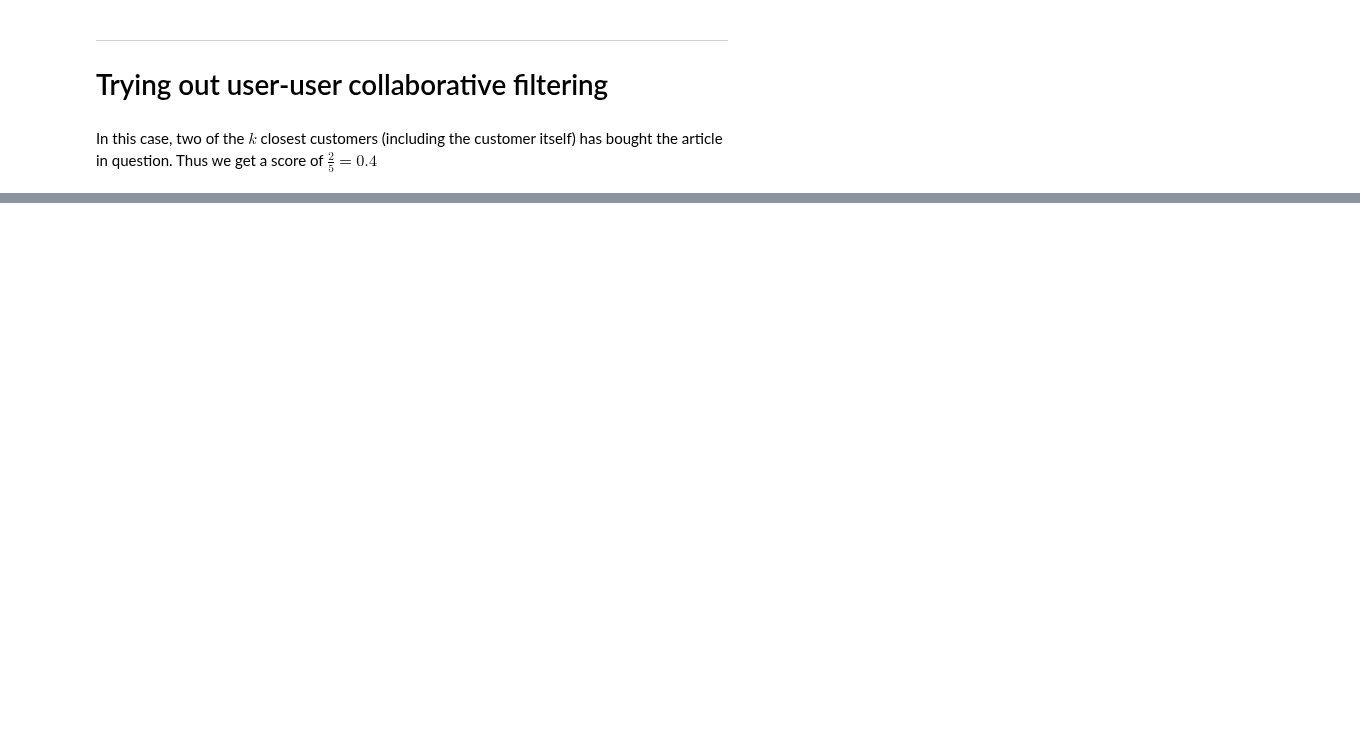
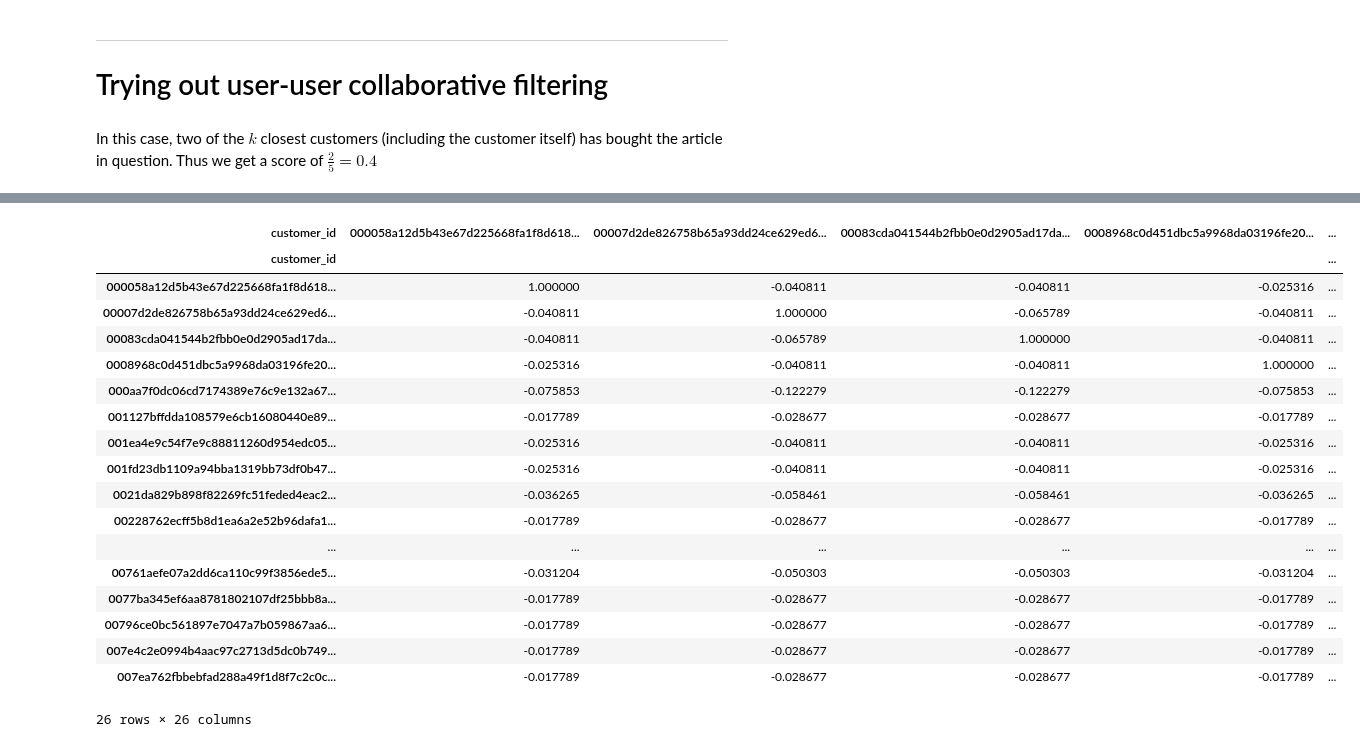
Before and after one commit to frederni/TMA4500-IndMat, a Jupyter notebook: predict_collab_filtering.ipynb, the cells around one changed output, grey strips where cells are left out. Drawn from its saved outputs; the diff is of its cells as text; code cells hidden in the pictures; blank space fills up the shorter version.

```diff
--- a/predict_collab_filtering.ipynb
+++ b/predict_collab_filtering.ipynb
@@ -140,3 +142,9 @@ get_recommendation(
 )
 # %% [markdown]
 In this case, two of the $k$ closest customers (including the customer itself) has bought the article in question. Thus we get a score of $\frac25=0.4$
+# %%
+## Playin around with better methods
+import numpy as np, pandas as pd
+
+transactions = pd.read_csv("dataset/transactions_train.csv", dtype={"article_id": str}, usecols=["customer_id", "article_id"])
+transactions['rating'] = 1 # All transactions have happened lol
@@ -142,0 +163,31 @@ In this case, two of the $k$ closest customers (including the customer itself) h
+# %%
+similarity_matrix = (pd.pivot_table(
+    transactions.head(100),
+    values="rating",
+    index="customer_id",
+    columns="article_id")
+    .T
+    .fillna(0)
+    .corr()
+    )
+similarity_matrix
+# %% [output]
+| customer_id | 000058a12d5b43e67d225668fa1f8d618... | 00007d2de826758b65a93dd24ce629ed6... | 00083cda041544b2fbb0e0d2905ad17da... | 0008968c0d451dbc5a9968da03196fe20... | ... |
+| customer_id |  |  |  |  | ... |
+| 000058a12d5b43e67d225668fa1f8d618... | 1.000000 | -0.040811 | -0.040811 | -0.025316 | ... |
+| 00007d2de826758b65a93dd24ce629ed6... | -0.040811 | 1.000000 | -0.065789 | -0.040811 | ... |
+| 00083cda041544b2fbb0e0d2905ad17da... | -0.040811 | -0.065789 | 1.000000 | -0.040811 | ... |
+| 0008968c0d451dbc5a9968da03196fe20... | -0.025316 | -0.040811 | -0.040811 | 1.000000 | ... |
+| 000aa7f0dc06cd7174389e76c9e132a67... | -0.075853 | -0.122279 | -0.122279 | -0.075853 | ... |
+| 001127bffdda108579e6cb16080440e89... | -0.017789 | -0.028677 | -0.028677 | -0.017789 | ... |
+| 001ea4e9c54f7e9c88811260d954edc05... | -0.025316 | -0.040811 | -0.040811 | -0.025316 | ... |
+| 001fd23db1109a94bba1319bb73df0b47... | -0.025316 | -0.040811 | -0.040811 | -0.025316 | ... |
+| 0021da829b898f82269fc51feded4eac2... | -0.036265 | -0.058461 | -0.058461 | -0.036265 | ... |
+| 00228762ecff5b8d1ea6a2e52b96dafa1... | -0.017789 | -0.028677 | -0.028677 | -0.017789 | ... |
+| ... | ... | ... | ... | ... | ... |
+| 00761aefe07a2dd6ca110c99f3856ede5... | -0.031204 | -0.050303 | -0.050303 | -0.031204 | ... |
+| 0077ba345ef6aa8781802107df25bbb8a... | -0.017789 | -0.028677 | -0.028677 | -0.017789 | ... |
+| 00796ce0bc561897e7047a7b059867aa6... | -0.017789 | -0.028677 | -0.028677 | -0.017789 | ... |
+| 007e4c2e0994b4aac97c2713d5dc0b749... | -0.017789 | -0.028677 | -0.028677 | -0.017789 | ... |
+| 007ea762fbbebfad288a49f1d8f7c2c0c... | -0.017789 | -0.028677 | -0.028677 | -0.017789 | ... |
+26 rows × 26 columns
```
Also changed, not shown: parts of 4 cells of this notebook.
